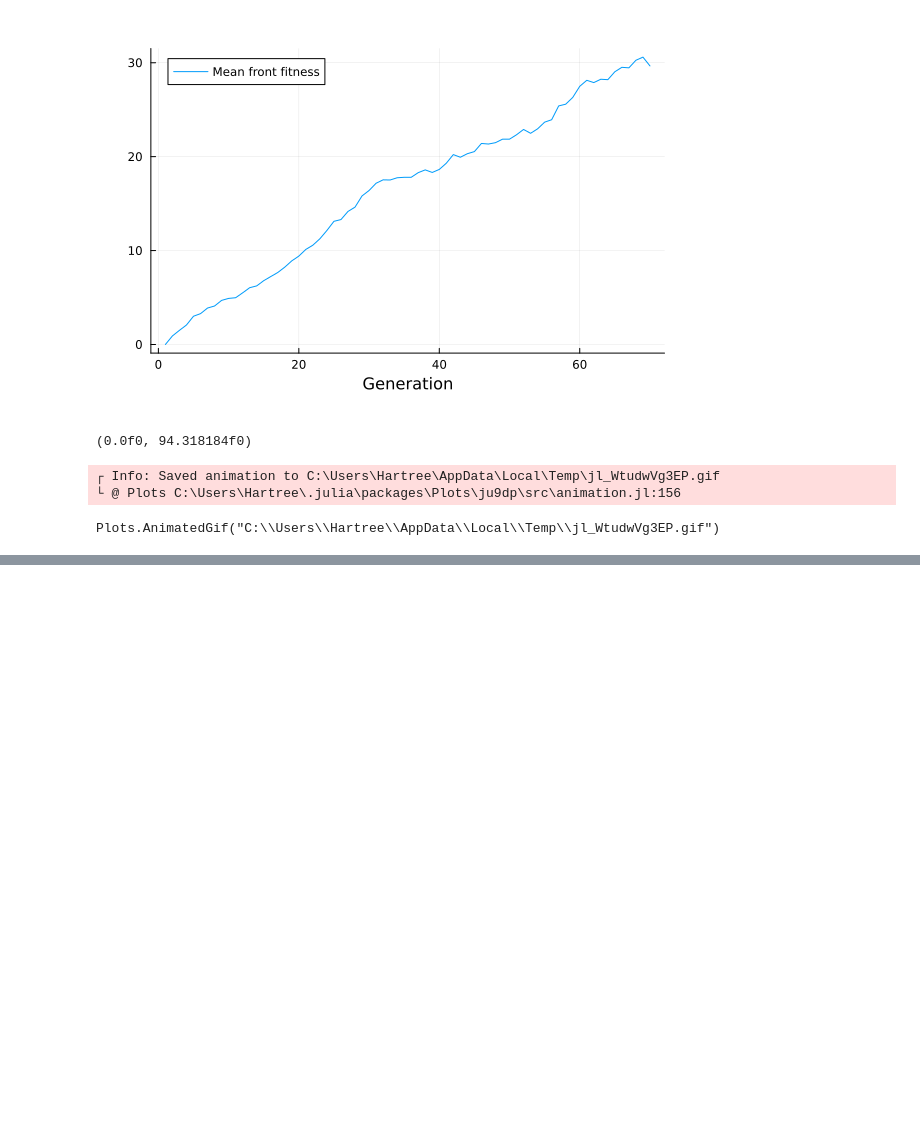
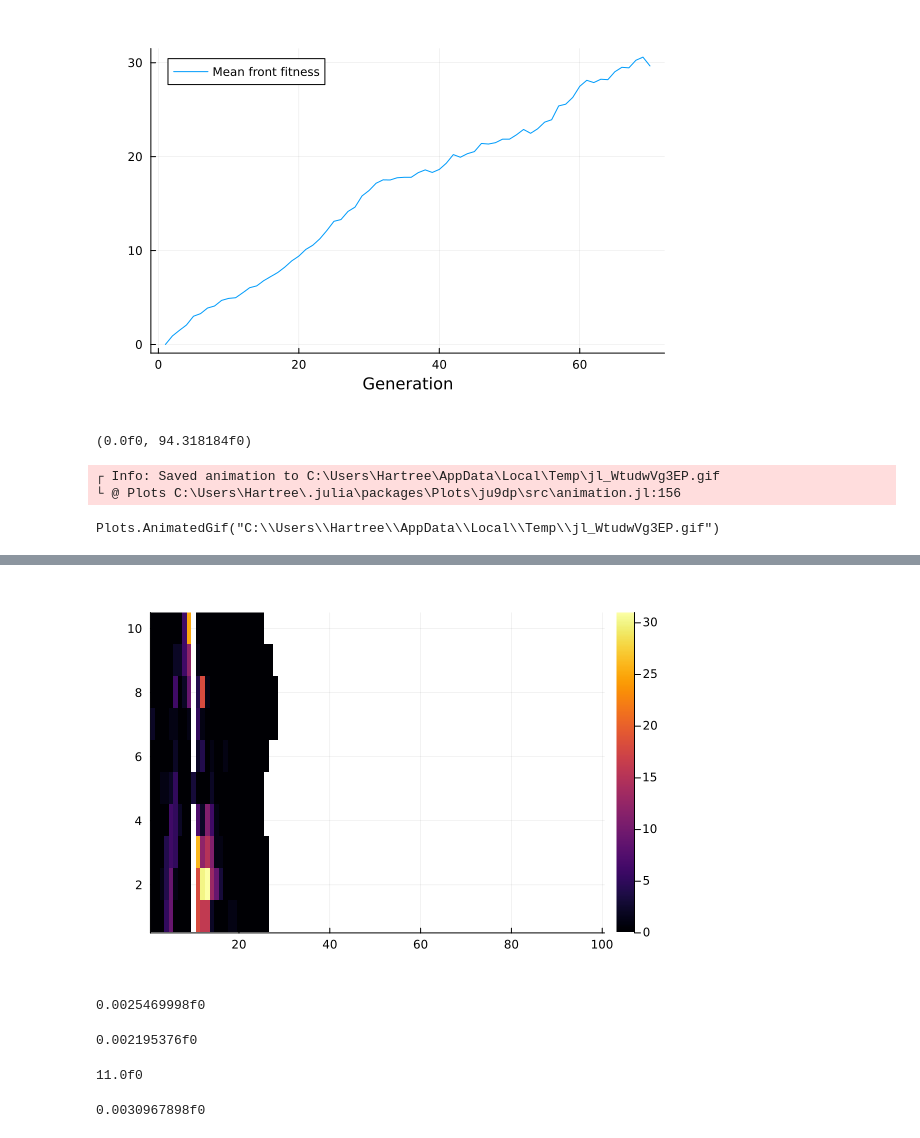
Before and after one commit to HartreeY/RESK, a Jupyter notebook: study/ohwell.ipynb, the cells around one changed output, grey strips where cells are left out. Drawn from its saved outputs; the diff is of its cells as text; code cells hidden in the pictures; blank space fills up the shorter version.

```diff
--- a/study/ohwell.ipynb
+++ b/study/ohwell.ipynb
@@ -79,0 +92,34 @@ Plots.AnimatedGif("C:\\Users\\Hartree\\AppData\\Local\\Temp\\jl_0HujMdoZAD.gif")
+# %%
+Plots.heatmap(test["cAA"][:,:,1,150,1]')
+# %% [output]
+[figure, added]
+# %%
+#(2*re["cAA"][1,1,1,70,1]+re["cAa"][deme...,locus,gen,re_index])/re["stats"]["n_loci"]
+mean(af_A(test,(1,1),1:test["stats"]["n_loci"]))
+# %% [output]
+0.0025469998f0
+# %%
+function twopq(re,deme,locus::Int,gen=re["stats"]["n_gens"],re_index=1)
+    a = af_A(re,deme,locus,gen,re_index)
+    return a*(1-a)*2
+end
+
+function twopq(re,deme,loci::Array,gen=re["stats"]["n_gens"],re_index=1)
+    return mean([af_A(re,deme,l,gen,re_index)*(1-af_A(re,deme,l,gen,re_index))*2 for l in loci])
+end
+
+function twopq(re,deme,loci::UnitRange=1:test["stats"]["n_loci"],gen=re["stats"]["n_gens"],re_index=1)
+    return mean([af_A(re,deme,l,gen,re_index)*(1-af_A(re,deme,l,gen,re_index))*2 for l in loci])
+end
+
+H_11 = twopq(test,(1,1))
+# %% [output]
+0.002195376f0
+# %%
+test["caa"][10,5,1,150,1]
+# %% [output]
+11.0f0
+# %%
+H_end = mean([twopq(test,(10,5),i) for i in 1:test["stats"]["n_loci"]])
+# %% [output]
+0.0030967898f0
```
Also changed, not shown: parts of 12 cells of this notebook, 8 other files.
